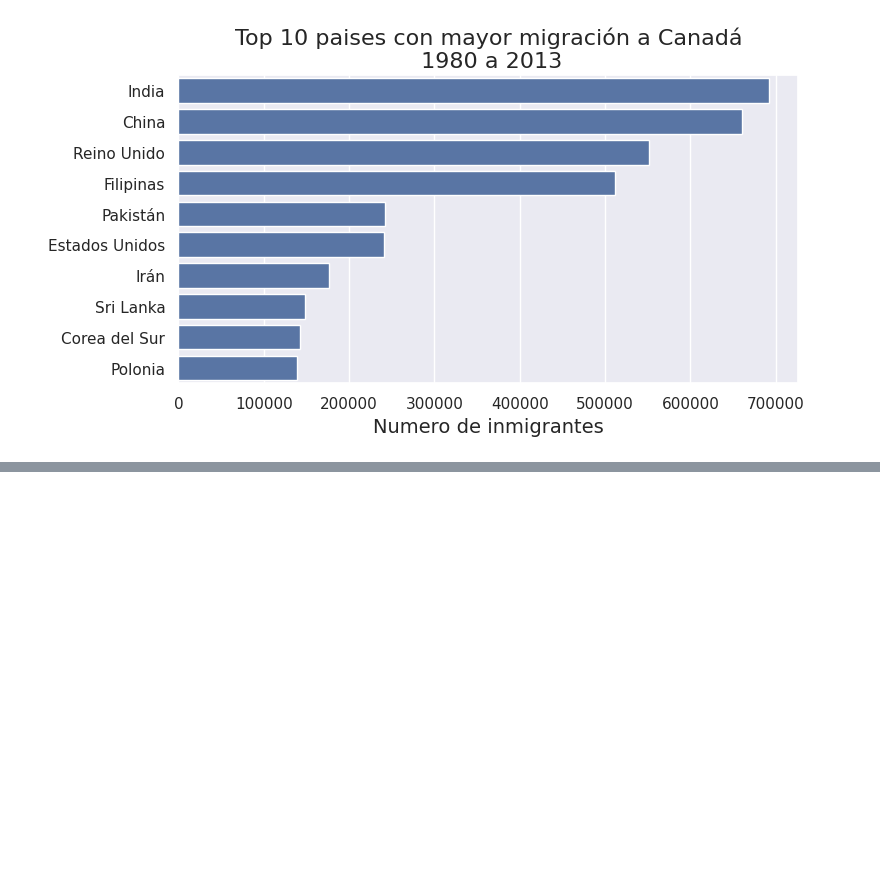
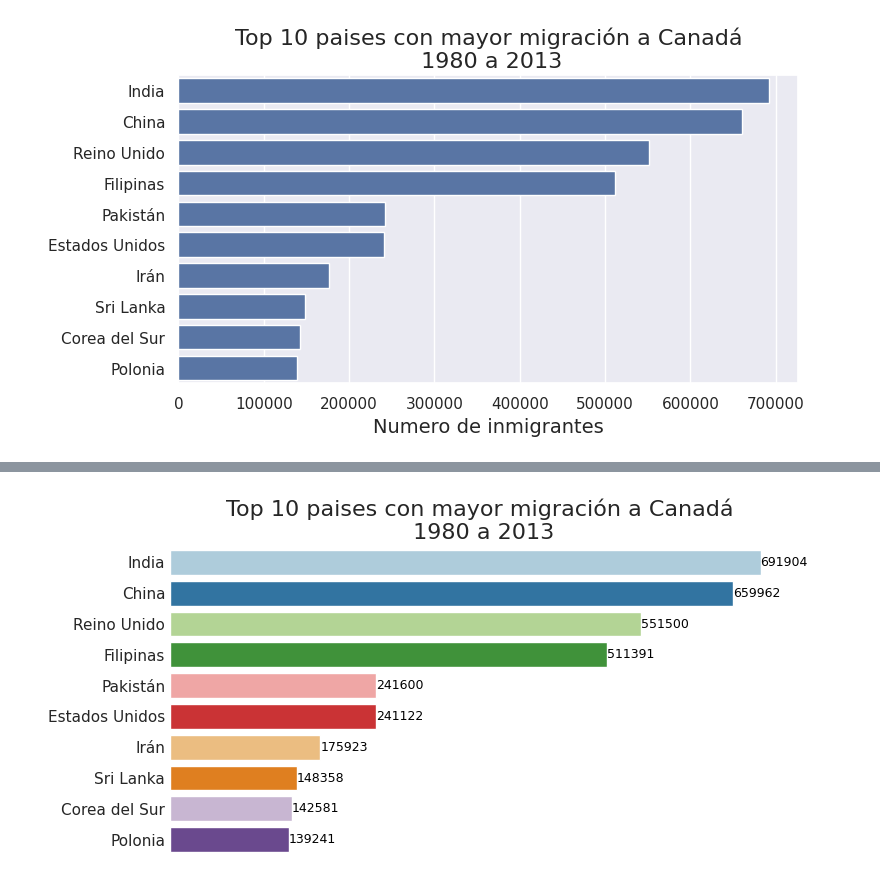
Before and after one commit to Monica-Restrepo/clases-programacion, a Jupyter notebook: Visualizacion_datos_python.ipynb, the cells around one changed output, grey strips where cells are left out. Drawn from its saved outputs; the diff is of its cells as text; code cells hidden in the pictures; blank space fills up the shorter version.

```diff
--- a/Visualizacion_datos_python.ipynb
+++ b/Visualizacion_datos_python.ipynb
@@ -711,0 +741,4 @@ plt.show()
+# %%
+generar_grafico('Paired')
+# %% [output]
+[figure, added]
```
Also changed, not shown: parts of 12 cells of this notebook.
